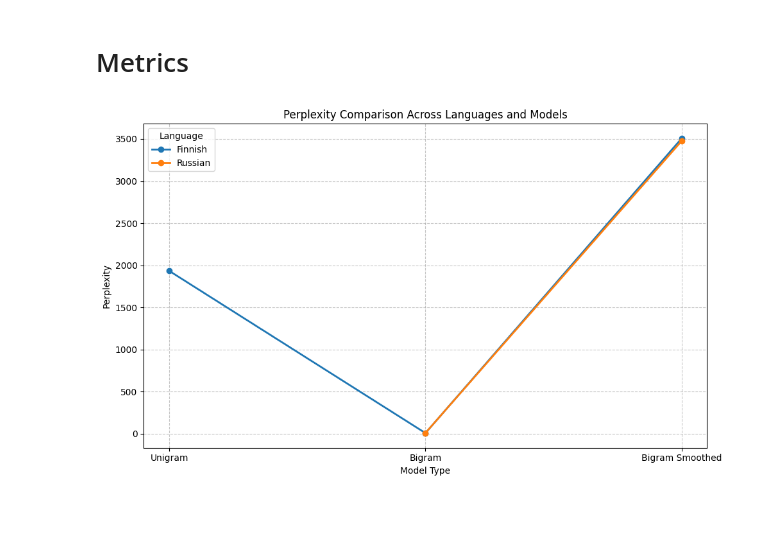
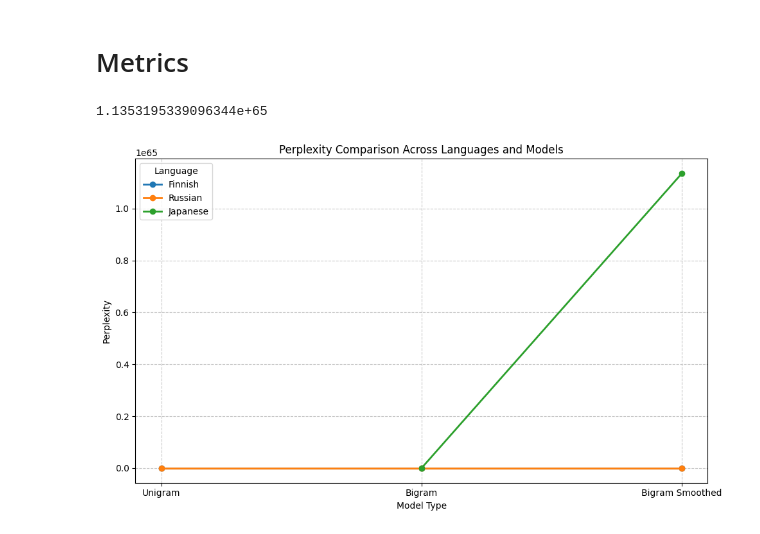
Before and after one commit to janljubas/nlp-project-group15, a Jupyter notebook: week_2/code_week_2.ipynb, the cells around one changed output. Cells and saved outputs as stored; diff of their text form; code cells hidden in the pictures.

Commit message:
Added russian unigram - but it looks weird. Not happy with the metrics

```diff
--- a/week_2/code_week_2.ipynb
+++ b/week_2/code_week_2.ipynb
@@ -237,7 +280,7 @@ for sentence in finnish_sentences:
 # %% [markdown]
 ## RU-1.- [ 2-gram model ] - [ No smoothing ] - Russian
 # %%
-def calc_bigram_probabilities(train_dataset):
+def calc_bigram_probabilities(dataset_train):
     questions_ru = dataset_train.loc[(dataset_train["lang"] == "ru")]["question"].apply(lambda row: ['<s>'] + nltk.word_tokenize(row, language='russian') + ['</s>']).to_list()
     tokens = [item.lower() for sublist in questions_ru for item in sublist]
 
@@ -293,7 +336,7 @@ for sentence in russian_sentences:
 # %% [markdown]
 ## RU-2.- [ 2-gram model ] - [ Laplace smoothing ] - Russian
 # %%
-def calc_bigram_probabilities(train_dataset):
+def calc_bigram_probabilities(dataset_train):
     questions_ru = dataset_train.loc[(dataset_train["lang"] == "ru")]["question"].apply(lambda row: ['<s>'] + nltk.word_tokenize(row, language='russian') + ['</s>']).to_list()
     tokens = [item.lower() for sublist in questions_ru for item in sublist]
 
@@ -496,7 +539,7 @@ def calculate_perplexity(log_probabilities, sentences):
     - Perplexity (float) for the set of sentences
     """
     # Count total words across all sentences
-    total_words = sum(len(sentence.split()) for sentence in sentences)
+    total_words = sum(len(sentence) for sentence in sentences)
 
     # Calculate average log-probability per word
     avg_log_prob_per_word = sum(log_probabilities) / total_words
@@ -510,13 +553,17 @@ perplexity_fi_unigram = calculate_perplexity(finnish_log_prob_uni, finnish_sente
 perplexity_fi_bigram = calculate_perplexity(finnish_log_prob_bi_no_smoothing, finnish_sentences)
 perplexity_fi_bigram_smoothed = calculate_perplexity(finnish_log_prob_bi_smoothing, finnish_sentences)
 
-
+perplexity_ru_unigram = calculate_perplexity(russian_log_prob_uni, russian_sentences)
 perplexity_ru_bigram = calculate_perplexity(russian_log_prob_bi_no_smoothing, russian_sentences)
 perplexity_ru_bigram_smoothed = calculate_perplexity(russian_log_prob_bi_smoothing, russian_sentences)
 
 
 perplexity_ja_bigram = calculate_perplexity(japanese_log_prob_bi_no_smoothing, japanese_sentences)
 perplexity_ja_bigram_smoothed = calculate_perplexity(japanese_log_prob_bi_smoothing, japanese_sentences)
+# %%
+perplexity_ja_bigram_smoothed
+# %% [output]
+1.1353195339096344e+65
 # %%
 import matplotlib.pyplot as plt
 
@@ -528,33 +575,38 @@ perplexities = {
         'Bigram Smoothed': perplexity_fi_bigram_smoothed,
     },
     'Russian': {
+        'Unigram': perplexity_ru_unigram,
         'Bigram': perplexity_ru_bigram,
         'Bigram Smoothed': perplexity_ru_bigram_smoothed,
+    },
+    'Japanese': {
+        'Bigram': perplexity_ja_bigram,
+        'Bigram Smoothed': perplexity_ja_bigram_smoothed
     }
 }
 
 # Preparing data for plotting
 languages = list(perplexities.keys())
 models = ['Unigram', 'Bigram', 'Bigram Smoothed']
 x = range(len(models))
 
 # Plotting
 fig, ax = plt.subplots(figsize=(10, 6))
 
 for i, language in enumerate(languages):
     language_perplexities = [perplexities[language].get(model, None) for model in models]
     ax.plot(x, language_perplexities, marker='o', label=language, linewidth=2)
 
 # Customizing plot
 ax.set_xticks(x)
 ax.set_xticklabels(models)
 ax.set_xlabel("Model Type")
 ax.set_ylabel("Perplexity")
 ax.set_title("Perplexity Comparison Across Languages and Models")
 ax.legend(title="Language")
 ax.grid(True, linestyle='--', alpha=0.7)
 
 plt.tight_layout()
 plt.show()
 # %% [output]
-[figure, old version]
+[figure, new version]
```
Also changed, not shown: parts of 5 cells of this notebook.
